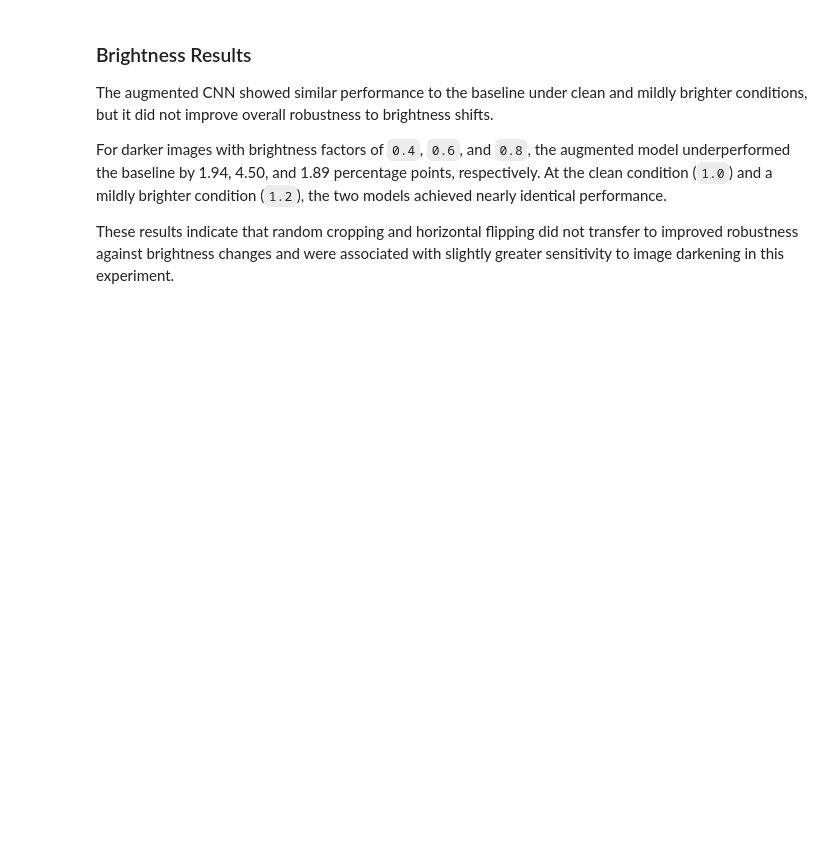
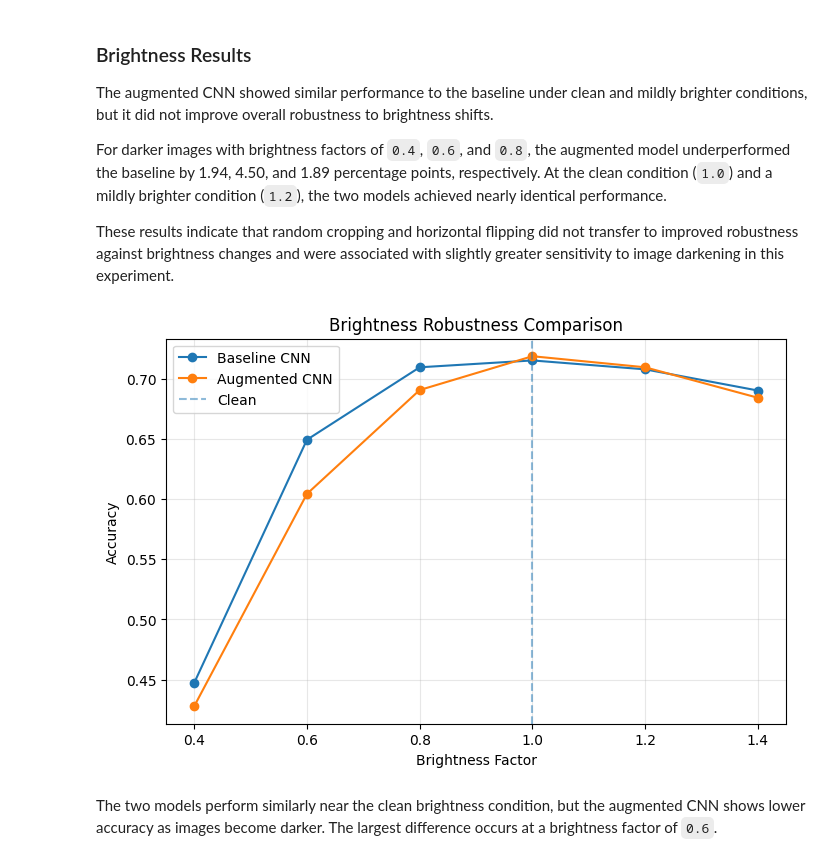
Before and after one commit to jayjay0317/cnn-robustness-generalization, a Jupyter notebook: notebooks/05_robustness_comparison.ipynb, the cells around one changed output. Cells and saved outputs as stored; diff of their text form; code cells hidden in the pictures; blank space fills up the shorter version.

Commit message:
Visualize brightness robustness comparison

```diff
--- a/notebooks/05_robustness_comparison.ipynb
+++ b/notebooks/05_robustness_comparison.ipynb
@@ -536,3 +536,54 @@ The augmented CNN showed similar performance to the baseline under clean and mil
 For darker images with brightness factors of `0.4`, `0.6`, and `0.8`, the augmented model underperformed the baseline by 1.94, 4.50, and 1.89 percentage points, respectively. At the clean condition (`1.0`) and a mildly brighter condition (`1.2`), the two models achieved nearly identical performance.
 
 These results indicate that random cropping and horizontal flipping did not transfer to improved robustness against brightness changes and were associated with slightly greater sensitivity to image darkening in this experiment.
+# %%
+brightness_values = [
+    result["factor"] for result in brightness_comparison_results
+]
+
+baseline_brightness_accuracies = [
+    result["baseline_accuracy"]
+    for result in brightness_comparison_results
+]
+
+augmented_brightness_accuracies = [
+    result["augmented_accuracy"]
+    for result in brightness_comparison_results
+]
+
+
+plt.figure(figsize=(8, 5))
+
+plt.plot(
+    brightness_values,
+    baseline_brightness_accuracies,
+    marker="o",
+    label="Baseline CNN"
+)
+
+plt.plot(
+    brightness_values,
+    augmented_brightness_accuracies,
+    marker="o",
+    label="Augmented CNN"
+)
+
+plt.axvline(
+    x=1.0,
+    linestyle="--",
+    alpha=0.5,
+    label="Clean"
+)
+
+plt.xlabel("Brightness Factor")
+plt.ylabel("Accuracy")
+plt.title("Brightness Robustness Comparison")
+plt.xticks(brightness_values)
+plt.legend()
+plt.grid(alpha=0.3)
+
+plt.show()
+# %% [output]
+[figure, added]
+# %% [markdown]
+The two models perform similarly near the clean brightness condition, but the augmented CNN shows lower accuracy as images become darker. The largest difference occurs at a brightness factor of `0.6`.
```
